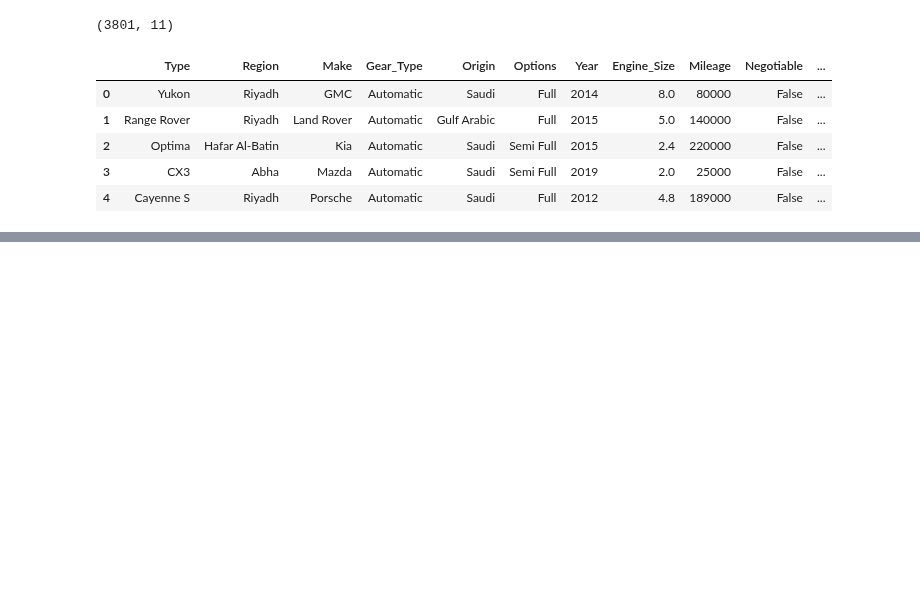
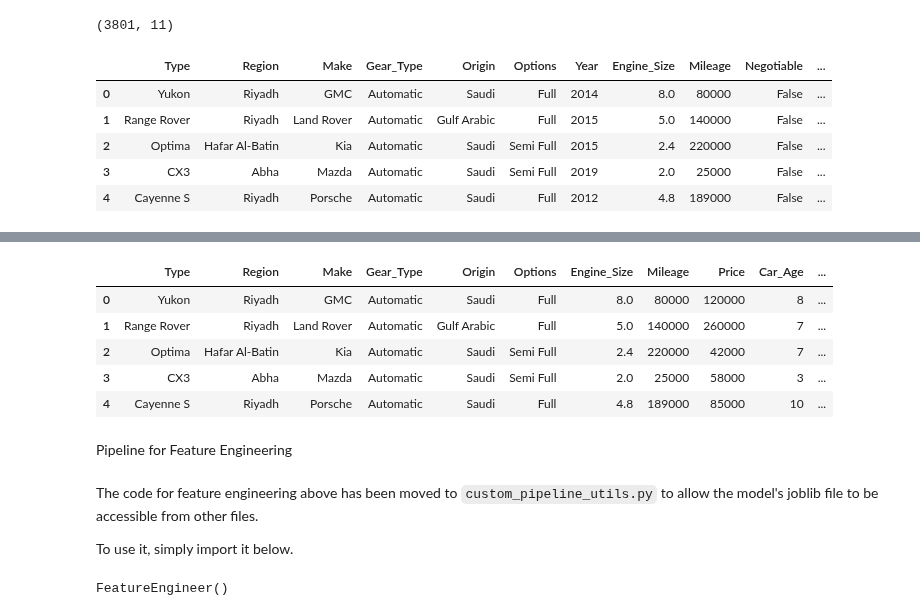
Before and after one commit to RioPramana21/Ctrl-Price-Taking-Control-of-Used-Car-Valuations-with-ML, a Jupyter notebook: code_files/4_feature_engineering_and_preprocessing.ipynb, the cells around one changed output, grey strips where cells are left out. Drawn from its saved outputs; the diff is of its cells as text; code cells hidden in the pictures; blank space fills up the shorter version.

```diff
--- a/code_files/4_feature_engineering_and_preprocessing.ipynb
+++ b/code_files/4_feature_engineering_and_preprocessing.ipynb
@@ -16,0 +205,2 @@ df.head()
+# %%
+cat_cols, num_cols, skewed_cols, low_card_cat, high_card_cat = analyze_features(df)
@@ -16,0 +227,19 @@ df.head()
+# %%
+# Prepare Categorical Columns for Tree-based Models
+# -----------------------------------------------------------
+# For CatBoost/LightGBM: categoricals as string
+for col in cat_cols:
+    df[col] = df[col].astype(str)
+
+# For sklearn linear models: encode (OHE/Binary) in the pipeline directly
+
+df.head()
+# %% [output]
+|  | Type | Region | Make | Gear_Type | Origin | Options | Engine_Size | Mileage | Price | Car_Age | ... |
+| 0 | Yukon | Riyadh | GMC | Automatic | Saudi | Full | 8.0 | 80000 | 120000 | 8 | ... |
+| 1 | Range Rover | Riyadh | Land Rover | Automatic | Gulf Arabic | Full | 5.0 | 140000 | 260000 | 7 | ... |
+| 2 | Optima | Hafar Al-Batin | Kia | Automatic | Saudi | Semi Full | 2.4 | 220000 | 42000 | 7 | ... |
+| 3 | CX3 | Abha | Mazda | Automatic | Saudi | Semi Full | 2.0 | 25000 | 58000 | 3 | ... |
+| 4 | Cayenne S | Riyadh | Porsche | Automatic | Saudi | Full | 4.8 | 189000 | 85000 | 10 | ... |
+# %% [markdown]
+Pipeline for Feature Engineering
@@ -16,0 +278,4 @@ df.head()
+# %% [markdown]
+The code for feature engineering above has been moved to `custom_pipeline_utils.py` to allow the model's joblib file to be accessible from other files.
+
+To use it, simply import it below.
@@ -16,0 +284,5 @@ df.head()
+# %%
+FeatureEngineer = FeatureEngineer(current_year=CURRENT_YEAR)
+FeatureEngineer
+# %% [output]
+FeatureEngineer()
```
Also changed, not shown: parts of 22 cells of this notebook.
